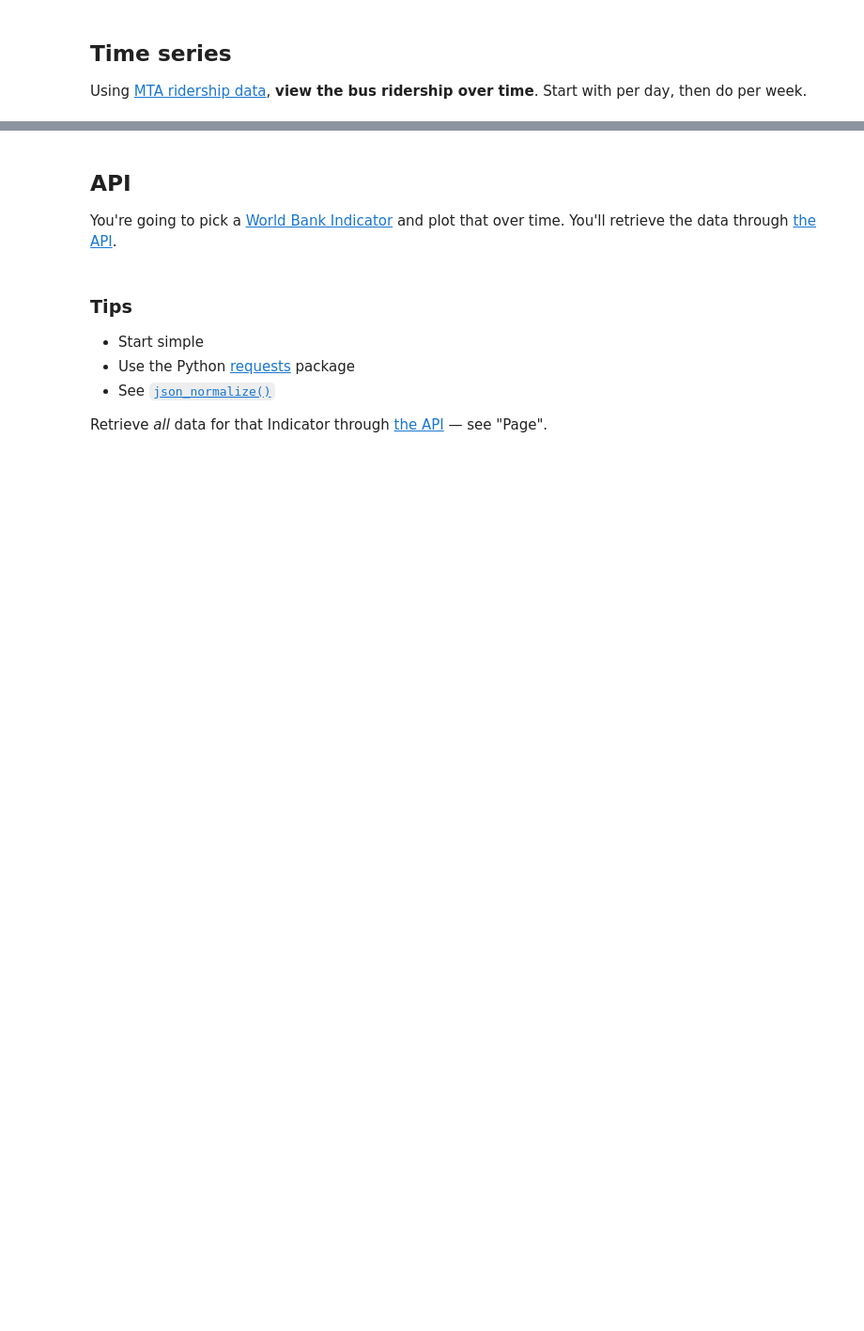
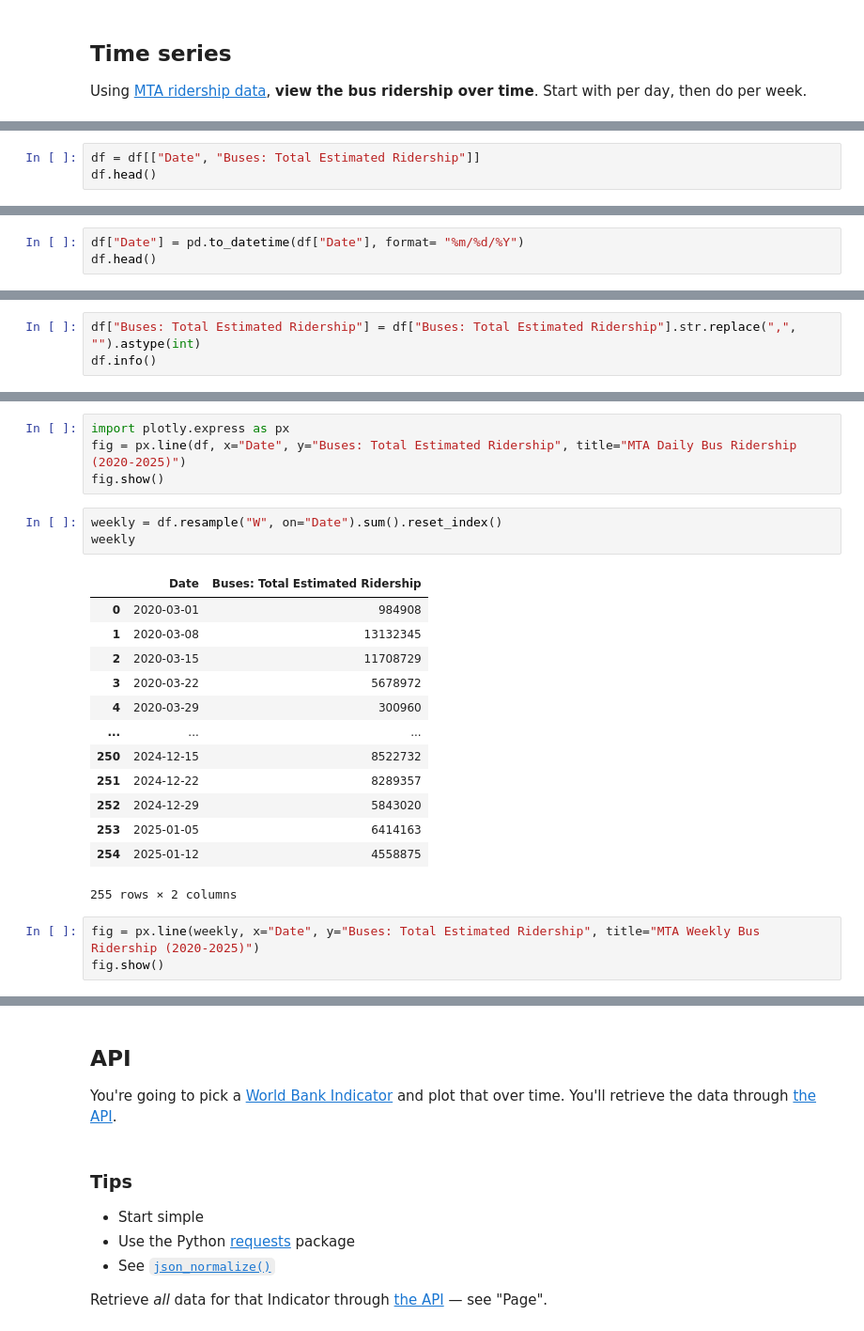
Before and after one commit to Tvashta/tvashhhh, a Jupyter notebook: lab_12.ipynb, the cells around one changed output, grey strips where cells are left out. Shown at 94% size. Cells and saved outputs as stored; diff of their text form; blank space fills up the shorter version.

```diff
--- a/lab_12.ipynb
+++ b/lab_12.ipynb
@@ -25,0 +92,3 @@ Using [MTA ridership data](https://data.ny.gov/Transportation/MTA-Daily-Ridershi
+# %%
+df = df[["Date", "Buses: Total Estimated Ridership"]]
+df.head()
@@ -25,0 +114,3 @@ Using [MTA ridership data](https://data.ny.gov/Transportation/MTA-Daily-Ridershi
+# %%
+df["Date"] = pd.to_datetime(df["Date"], format= "%m/%d/%Y")
+df.head()
@@ -25,0 +136,3 @@ Using [MTA ridership data](https://data.ny.gov/Transportation/MTA-Daily-Ridershi
+# %%
+df["Buses: Total Estimated Ridership"] = df["Buses: Total Estimated Ridership"].str.replace(",", "").astype(int)
+df.info()
@@ -25,0 +149,24 @@ Using [MTA ridership data](https://data.ny.gov/Transportation/MTA-Daily-Ridershi
+# %%
+import plotly.express as px
+fig = px.line(df, x="Date", y="Buses: Total Estimated Ridership", title="MTA Daily Bus Ridership (2020-2025)")
+fig.show()
+# %%
+weekly = df.resample("W", on="Date").sum().reset_index()
+weekly
+# %% [output]
+|  | Date | Buses: Total Estimated Ridership |
+| 0 | 2020-03-01 | 984908 |
+| 1 | 2020-03-08 | 13132345 |
+| 2 | 2020-03-15 | 11708729 |
+| 3 | 2020-03-22 | 5678972 |
+| 4 | 2020-03-29 | 300960 |
+| ... | ... | ... |
+| 250 | 2024-12-15 | 8522732 |
+| 251 | 2024-12-22 | 8289357 |
+| 252 | 2024-12-29 | 5843020 |
+| 253 | 2025-01-05 | 6414163 |
+| 254 | 2025-01-12 | 4558875 |
+255 rows × 2 columns
+# %%
+fig = px.line(weekly, x="Date", y="Buses: Total Estimated Ridership", title="MTA Weekly Bus Ridership (2020-2025)")
+fig.show()
```
Also changed, not shown: parts of 24 cells of this notebook.
